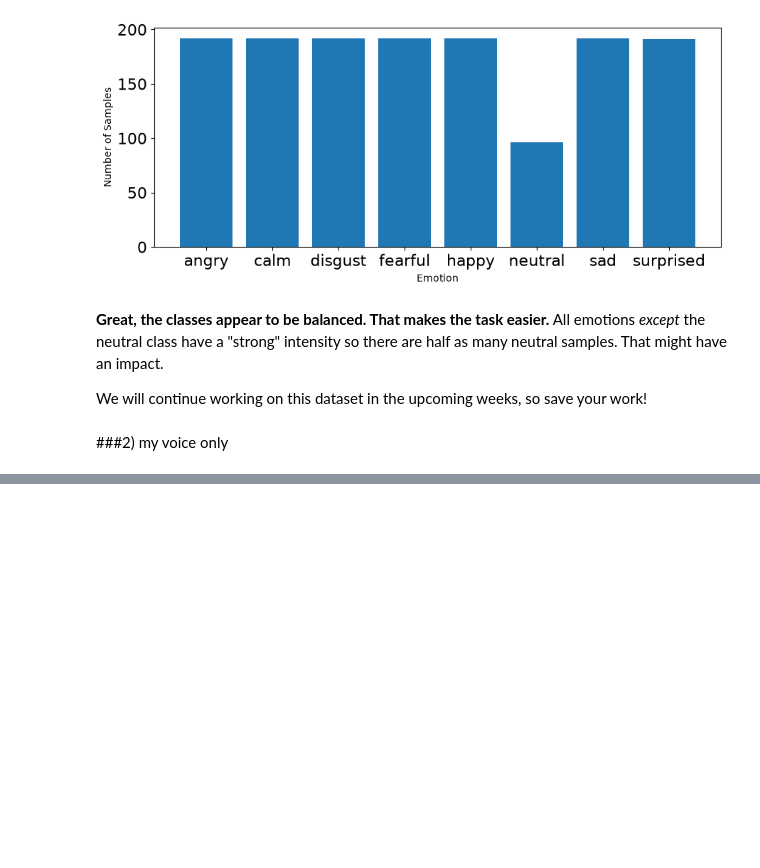
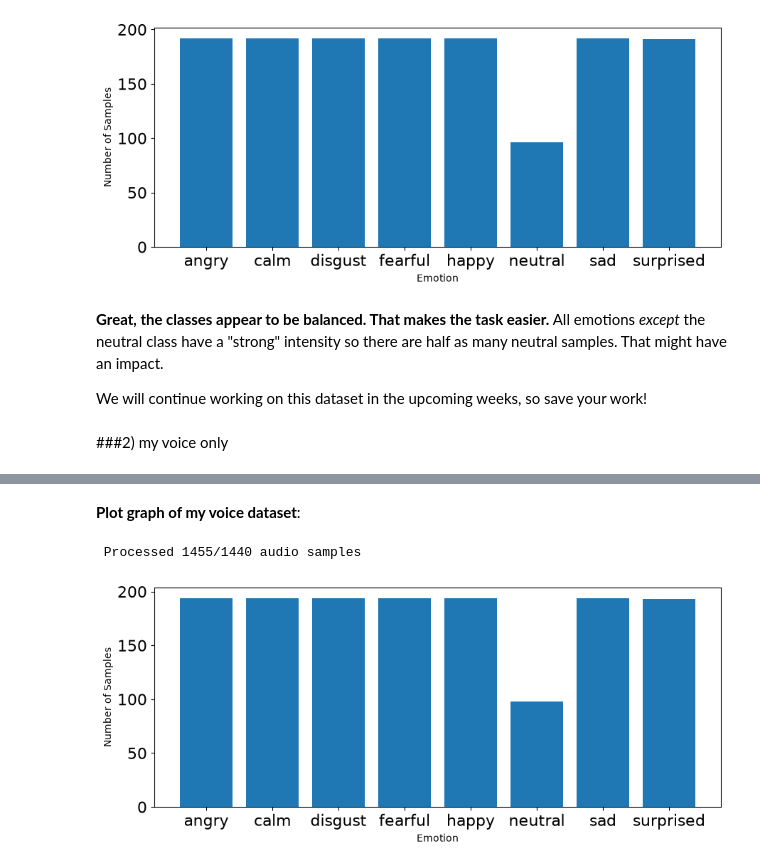
Before and after one commit to Rakko-Yumiya/Week2-DataPreprocessing, a Jupyter notebook: Week 2.ipynb, the cells around one changed output, grey strips where cells are left out. Saved outputs shown, nothing was run; the diff lists cells and outputs as text; code cells hidden in the pictures; blank space fills up the shorter version.

```diff
--- a/Week 2.ipynb
+++ b/Week 2.ipynb
@@ -710,17 +753,34 @@ ipd.Audio(audio_files_homebrew[1])
+# %% [markdown]
+**Plot graph of my voice dataset**:
 # %%
 import os, glob
 
 def load_data():
     X,y=[],[]
     count = 0
-    for file in glob.glob("Audio Data/Actor_*/*.wav"):
-        file_name=os.path.basename(file)
-        emotion=emotions_dict[file_name.split("-")[2]]
-        #features = get_features(file)
-        #X.append(features)
-        y.append(emotion)
+    for file in glob.glob("Combined Audio Data/Actor_*/*.wav"):
+        file_name3=os.path.basename(file)
+        emotion3=emotions_dict[file_name3.split("-")[2]]
+        y.append(emotion3)
         count += 1
-        # '\r' + end='' results in printing over same line
         print('\r' + f' Processed {count}/{1440} audio samples',end=' ')
     # Return arrays to plug into sklearn's cross-validation algorithms
     return np.array(X), np.array(y)
+# %%
+features, emotions = load_data()
+# %% [output]
+ Processed 1455/1440 audio samples
+# %%
+# plot emotions
+plt.figure(figsize=(35,4))
+plt.subplot(1,3,1)
+#np.unique returns ordered list of unique elements and count of each element
+emotion_list, count = np.unique(emotions, return_counts=True)
+plt.bar(x=range(8), height=count)
+plt.xticks(ticks=range(8), labels = [emotion for emotion in emotion_list],fontsize=10)
+plt.xlabel('Emotion')
+plt.tick_params(labelsize=16)
+plt.ylabel('Number of Samples')
+plt.show()
+# %% [output]
+[figure, added]
```
Also changed, not shown: parts of 9 cells of this notebook.
